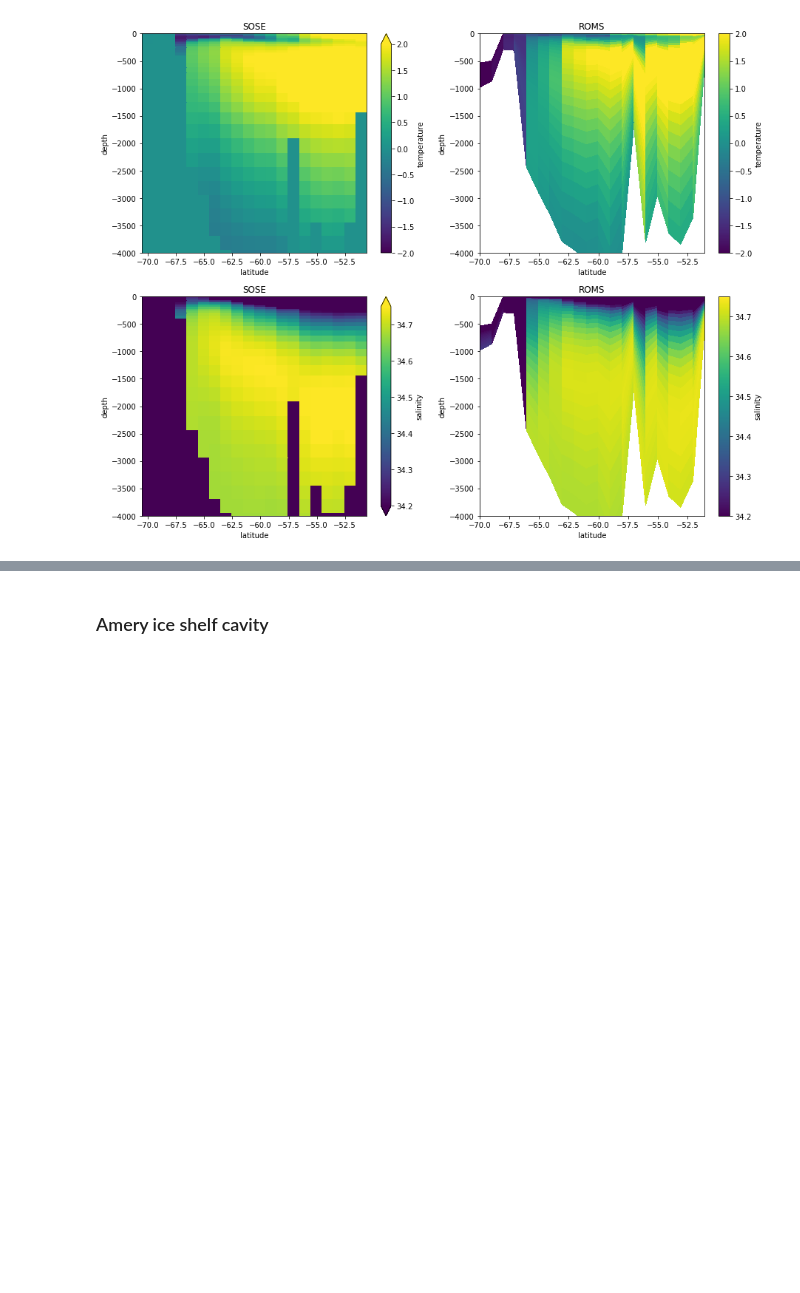
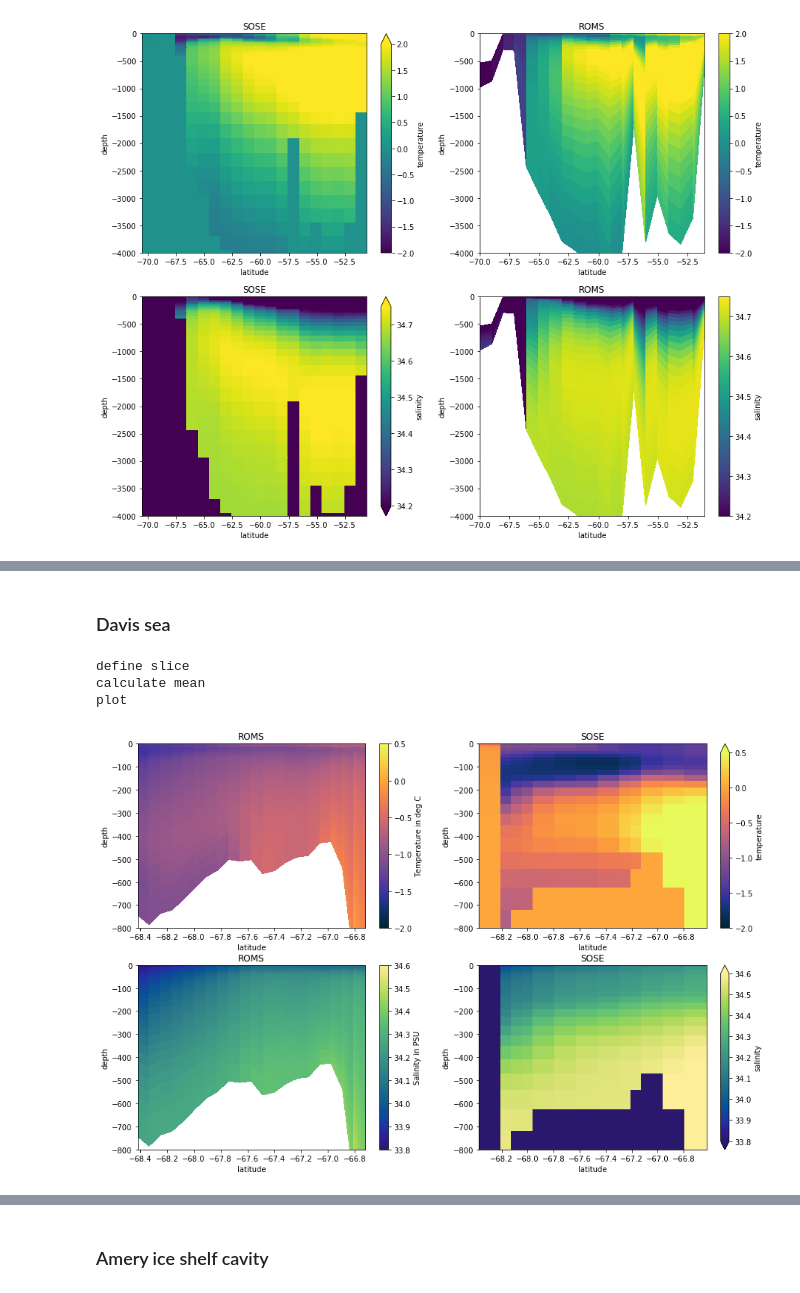
Before and after one commit to kuechenrole/tidal_melting, a Jupyter notebook: notebooks/0.2-kuechenrole-surface_fluxes_tuning.ipynb, the cells around one changed output, grey strips where cells are left out. Cells and saved outputs as stored; diff of their text form; code cells hidden in the pictures; blank space fills up the shorter version.

```diff
--- a/notebooks/0.2-kuechenrole-surface_fluxes_tuning.ipynb
+++ b/notebooks/0.2-kuechenrole-surface_fluxes_tuning.ipynb
@@ -331,0 +409,9 @@ generate widget including sose plotting
+# %% [markdown]
+### Davis sea
+# %%
+compare_onshore(rds,sds,davis,tmin=-2.0,tmax=0.5,smin=33.8,smax=34.6,max_depth=800)
+# %% [output]
+define slice
+calculate mean
+plot
+[figure, added]
```
Also changed, not shown: parts of 17 cells of this notebook, 1 other file.
